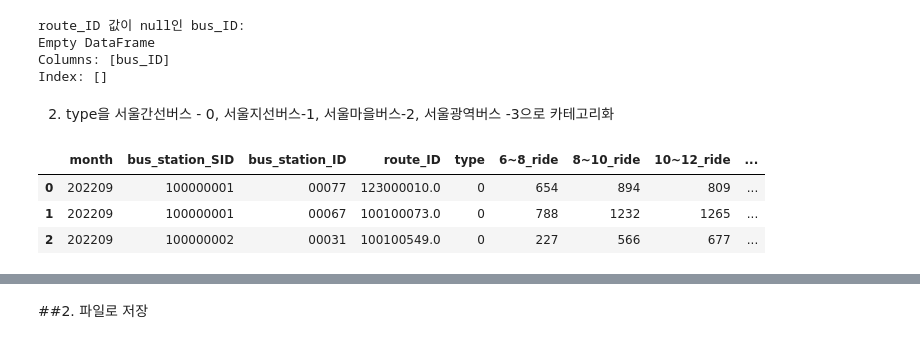
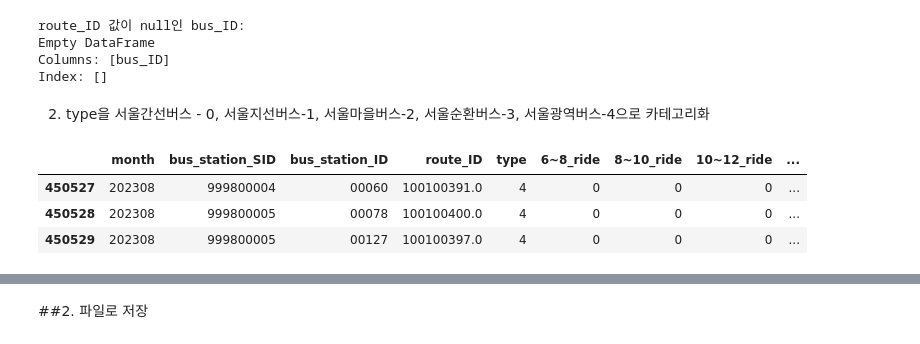
Before and after one commit to gchaewon/Euron5th_BusTayo, a Jupyter notebook: preprocessing_train.ipynb, the cells around one changed output, grey strips where cells are left out. Cells and saved outputs as stored; diff of their text form; code cells hidden in the pictures.

```diff
--- a/preprocessing_train.ipynb
+++ b/preprocessing_train.ipynb
@@ -340,22 +340,23 @@ Columns: [bus_ID]
 Index: []
 # %% [markdown]
 
-2) type을 서울간선버스 - 0, 서울지선버스-1, 서울마을버스-2, 서울광역버스 -3으로 카테고리화
+2) type을 서울간선버스 - 0, 서울지선버스-1, 서울마을버스-2, 서울순환버스-3, 서울광역버스-4으로 카테고리화
 # %%
 type_mapping = {
     '서울간선버스': 0,
     '서울지선버스': 1,
     '서울마을버스': 2,
-    '서울광역버스': 3
+    '서울순환버스': 3,
+    '서울광역버스': 4
 }
 train['type'].replace(type_mapping, inplace=True)
 
-train.head(3)
+train.tail(3)
 # %% [output]
 |  | month | bus_station_SID | bus_station_ID | route_ID | type | 6~8_ride | 8~10_ride | 10~12_ride | ... |
-| 0 | 202209 | 100000001 | 00077 | 123000010.0 | 0 | 654 | 894 | 809 | ... |
-| 1 | 202209 | 100000001 | 00067 | 100100073.0 | 0 | 788 | 1232 | 1265 | ... |
-| 2 | 202209 | 100000002 | 00031 | 100100549.0 | 0 | 227 | 566 | 677 | ... |
+| 450527 | 202308 | 999800004 | 00060 | 100100391.0 | 4 | 0 | 0 | 0 | ... |
+| 450528 | 202308 | 999800005 | 00078 | 100100400.0 | 4 | 0 | 0 | 0 | ... |
+| 450529 | 202308 | 999800005 | 00127 | 100100397.0 | 4 | 0 | 0 | 0 | ... |
 # %%
 print("결측치 개수:\n",  train.isna().sum())
 # %% [output]
```
